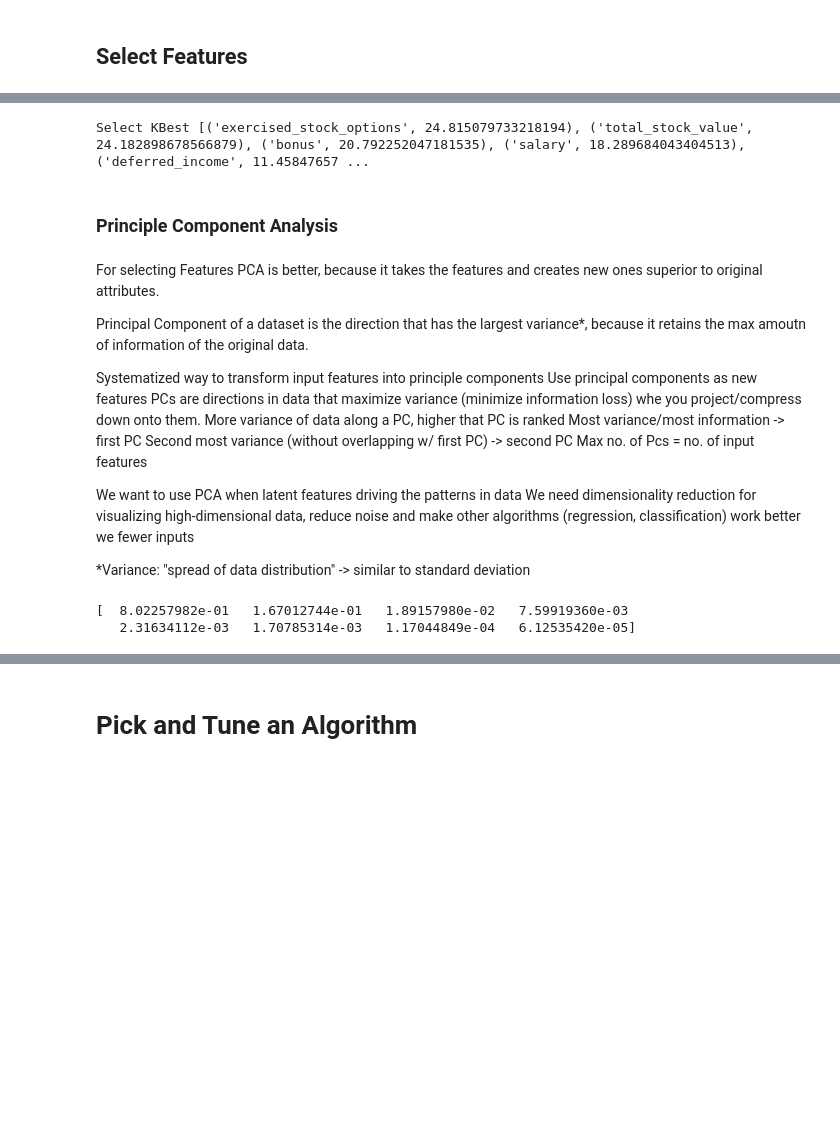
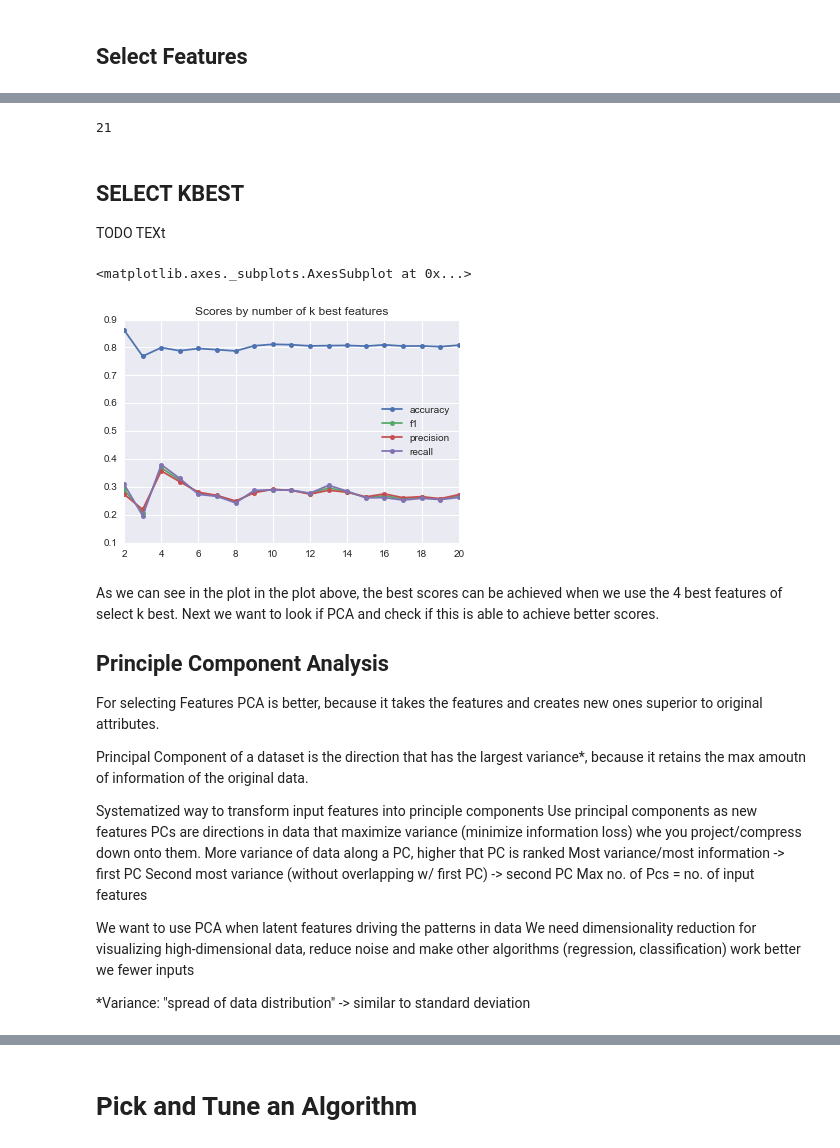
Before and after one commit to BarbaraJoebstl/da5_fraud_detection, a Jupyter notebook: final_project/da5_fraud_detection.ipynb, the cells around one changed output, grey strips where cells are left out. Saved outputs shown, nothing was run; the diff lists cells and outputs as text; code cells hidden in the pictures; blank space fills up the shorter version.

Commit message:
compare selectKBest to PCA, change final feature selection

```diff
--- a/final_project/da5_fraud_detection.ipynb
+++ b/final_project/da5_fraud_detection.ipynb
@@ -251,15 +252,8 @@ for k in data_dict.keys():
         data_dict[k]['ratio_to_poi'] = float(data_dict[k]['from_this_person_to_poi'])/float(data_dict[k]['to_messages'])
 features_list.append('ratio_to_poi')
 
-
 for k in data_dict.keys():
     data_dict[k]['ratio_bonus'] = 0
     if (data_dict[k]['total_payments'] != 'NaN') and (data_dict[k]['bonus'] != 'NaN') and (data_dict[k]['bonus'] != 0):
         data_dict[k]['ratio_bonus'] = float(data_dict[k]['total_payments'])/float(data_dict[k]['bonus'])
 features_list.append('ratio_bonus')
-
-
-### update feature_list
-features_list.append('ratio_from_poi')
-features_list.append('ratio_to_poi')
-features_list.append('ratio_bonus')
@@ -277,19 +302,46 @@ labels, features = targetFeatureSplit(data)
+# %%
+print len(features_list)
+# %% [output]
+21
 # %%
 from sklearn.feature_selection import SelectKBest
 # Univariate feature selection
+# Get best features
 
-k_best = SelectKBest(k=7)
+k_best = SelectKBest(k='all')
 k_best.fit(features, labels)
 scores = k_best.scores_
 unsorted_pairs = zip(features_list[1:], scores)
 sorted_pairs = list(reversed(sorted(unsorted_pairs, key=lambda x: x[1])))
-
-print 'Select KBest', sorted_pairs
-# %% [output]
-Select KBest [('exercised_stock_options', 24.815079733218194), ('total_stock_value', 24.182898678566879), ('bonus', 20.792252047181535), ('salary', 18.289684043404513), ('deferred_income', 11.45847657 ...
-# %% [markdown]
-### Principle Component Analysis
+# %%
+sorted_pairs_kb_df = pd.DataFrame.from_dict(sorted_pairs)
+sorted_list = sorted_pairs_kb_df[0].tolist()
+sorted_list.insert(0, 'poi')
+# %% [markdown]
+## SELECT KBEST
+
+TODO TEXt
+# %%
+from amount_of_features import test_classifier_by_feature_length, calc_for_features_list_length
+
+# check out number the best number of features by k best selection
+clf = tree.DecisionTreeClassifier()
+no_features_tree = calc_for_features_list_length(clf, my_dataset, sorted_list)
+
+no_features_tree_df = pd.DataFrame.from_dict(no_features_tree)
+no_features_tree_df = no_features_tree_df.T
+
+no_features_tree_df.plot.line(marker='.',
+                              markersize=10,
+                              title='Scores by number of k best features'
+                             )
+# %% [output]
+<matplotlib.axes._subplots.AxesSubplot at 0x...>
+[figure, added]
 # %% [markdown]
+As we can see in the plot in the plot above, the best scores can be achieved when we use the 4 best features of select k best. Next we want to look if PCA and check if this is able to achieve better scores.
+
+## Principle Component Analysis
 For selecting Features PCA is better, because it takes the features and creates new ones superior to original attributes.
 
 Principal Component of a dataset is the direction that has the largest variance*, because it retains the max amoutn of information of the original data.
@@ -306,16 +358,3 @@ We need dimensionality reduction for visualizing high-dimensional data, reduce n
 make other algorithms (regression, classification) work better we fewer inputs
 
 *Variance: "spread of data distribution" -> similar to standard deviation
-# %%
-from sklearn.decomposition import PCA
-
-def doPCA():
-    pca = PCA(n_components=8)
-    pca.fit(data)
-    return pca
-
-pca = doPCA()
-print pca.explained_variance_ratio_
-# %% [output]
-[  8.02257982e-01   1.67012744e-01   1.89157980e-02   7.59919360e-03
-   2.31634112e-03   1.70785314e-03   1.17044849e-04   6.12535420e-05]
```
Also changed, not shown: parts of 54 cells of this notebook, 7 other files.
